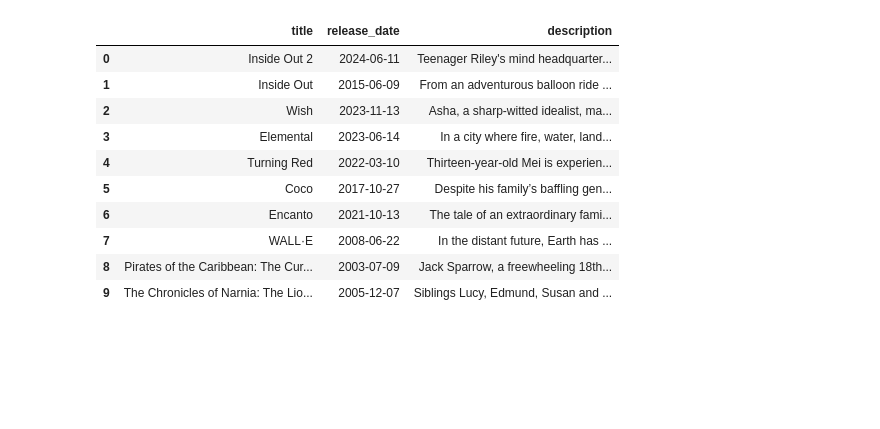
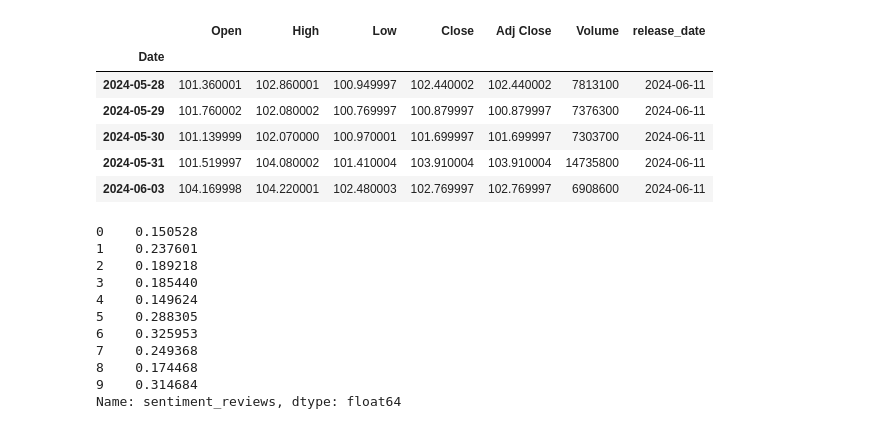
Before and after one commit to PrajwalLuitel/lambton_college_assessments, a Jupyter notebook: data_mining/assignment1/testing.ipynb, the cells around one changed output. Saved outputs shown, nothing was run; the diff lists cells and outputs as text; code cells hidden in the pictures; blank space fills up the shorter version.

```diff
--- a/data_mining/assignment1/testing.ipynb
+++ b/data_mining/assignment1/testing.ipynb
@@ -29,0 +33,4 @@ movie_data = get_movie_details(company_id=2)
+# %%
+# Firstly, fetching the movie data for 10 movies of Walt Disney Pictures
+movie_data = MovieData()(company_id=2)
+movie_data
@@ -29,0 +49,20 @@ movie_data = get_movie_details(company_id=2)
+# %%
+# Class with all the methods with relation to the stock market data
+class StockData:
+    def __call__(self,movie_data, ticker, days_before=15, days_after=15) -> Any:
+        stock_data_list = []
+        for release_date in movie_data['release_date']:
+            release_date_dt = datetime.datetime.strptime(release_date, '%Y-%m-%d')
+            start_date = (release_date_dt - datetime.timedelta(days=days_before)).strftime('%Y-%m-%d')
+            end_date = (release_date_dt + datetime.timedelta(days=days_after)).strftime('%Y-%m-%d')
+            stock_data = self.get_stock_data(ticker, start_date, end_date)
+            stock_data['release_date'] = release_date_dt
+            stock_data_list.append(stock_data)
+        return stock_data_list
+
+    def get_stock_data(self, ticker, start_date, end_date):
+        stock_data = yf.download(ticker, start=start_date, end=end_date)
+        return stock_data
+# %%
+# Getting the stock prices for the time around the movie release (15 days before and after the release)
+stock_data_list = StockData()(movie_data, ticker='DIS') # DIS stands for Disney in the stock market
@@ -29,0 +80,10 @@ movie_data = get_movie_details(company_id=2)
+# %%
+stock_data_list[0].head()
+# %% [output]
+|  | Open | High | Low | Close | Adj Close | Volume | release_date |
+| Date |  |  |  |  |  |  |  |
+| 2024-05-28 | 101.360001 | 102.860001 | 100.949997 | 102.440002 | 102.440002 | 7813100 | 2024-06-11 |
+| 2024-05-29 | 101.760002 | 102.080002 | 100.769997 | 100.879997 | 100.879997 | 7376300 | 2024-06-11 |
+| 2024-05-30 | 101.139999 | 102.070000 | 100.970001 | 101.699997 | 101.699997 | 7303700 | 2024-06-11 |
+| 2024-05-31 | 101.519997 | 104.080002 | 101.410004 | 103.910004 | 103.910004 | 14735800 | 2024-06-11 |
+| 2024-06-03 | 104.169998 | 104.220001 | 102.480003 | 102.769997 | 102.769997 | 6908600 | 2024-06-11 |
@@ -30,14 +105,14 @@ movie_data = get_movie_details(company_id=2)
 # %%
-movie_data
+movie_data['sentiment_reviews']
 # %% [output]
-|  | title | release_date | description |
-| 0 | Inside Out 2 | 2024-06-11 | Teenager Riley's mind headquarter... |
-| 1 | Inside Out | 2015-06-09 | From an adventurous balloon ride ... |
-| 2 | Wish | 2023-11-13 | Asha, a sharp-witted idealist, ma... |
-| 3 | Elemental | 2023-06-14 | In a city where fire, water, land... |
-| 4 | Turning Red | 2022-03-10 | Thirteen-year-old Mei is experien... |
-| 5 | Coco | 2017-10-27 | Despite his family’s baffling gen... |
-| 6 | Encanto | 2021-10-13 | The tale of an extraordinary fami... |
-| 7 | WALL·E | 2008-06-22 | In the distant future, Earth has ... |
-| 8 | Pirates of the Caribbean: The Cur... | 2003-07-09 | Jack Sparrow, a freewheeling 18th... |
-| 9 | The Chronicles of Narnia: The Lio... | 2005-12-07 | Siblings Lucy, Edmund, Susan and ... |
+0    0.150528
+1    0.237601
+2    0.189218
+3    0.185440
+4    0.149624
+5    0.288305
+6    0.325953
+7    0.249368
+8    0.174468
+9    0.314684
+Name: sentiment_reviews, dtype: float64
```
Also changed, not shown: parts of 26 cells of this notebook, 2 other files.
